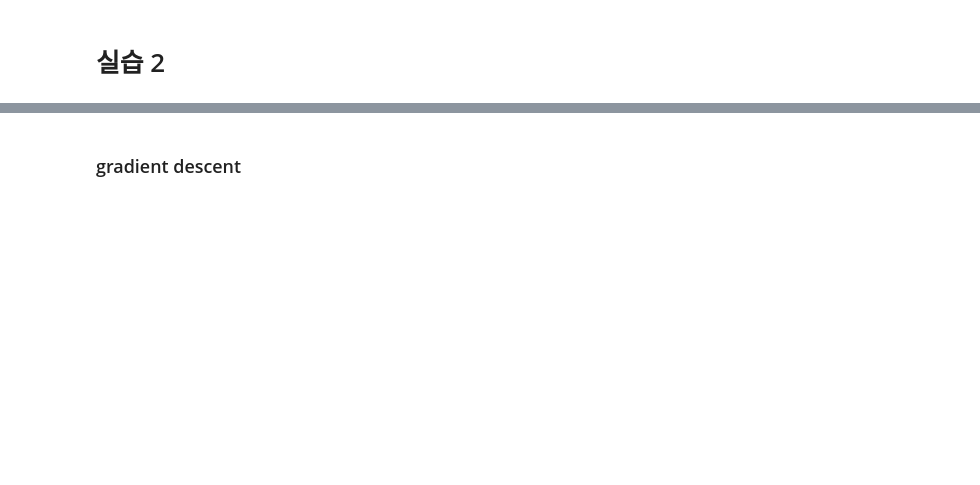
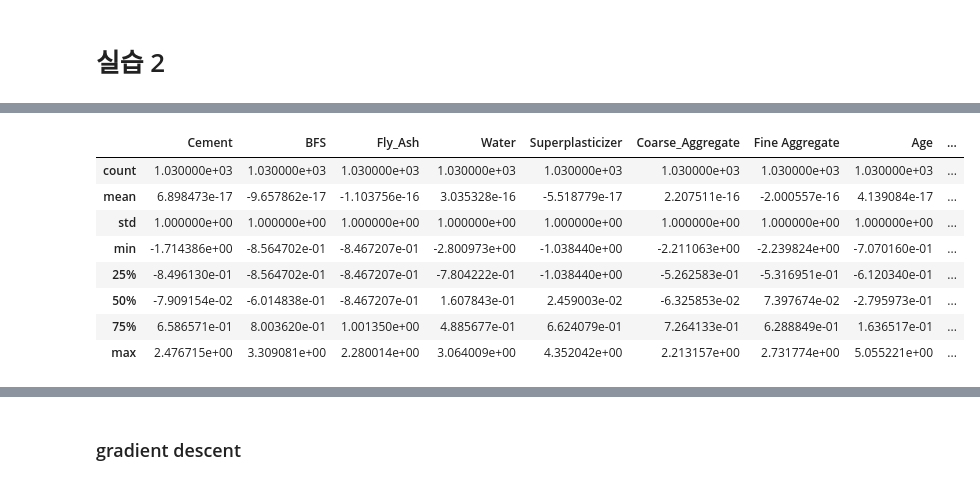
Before and after one commit to YangDongJae/ML, a Jupyter notebook: KOREATECH/assign02/assignment2-2 src/test.ipynb, the cells around one changed output, grey strips where cells are left out. Drawn from its saved outputs; the diff is of its cells as text; code cells hidden in the pictures; blank space fills up the shorter version.

```diff
--- a/KOREATECH/assign02/assignment2-2 src/test.ipynb
+++ b/KOREATECH/assign02/assignment2-2 src/test.ipynb
@@ -30,7 +84,18 @@ pd_data
 # %%
 # normalization
 
-normalization_data = (pd_data - pd_data.min())/(pd_data.max()-pd_data.min())
+# normalization_data = (pd_data - pd_data.min())/(pd_data.max()-pd_data.min())
+normalization_data = (pd_data - pd_data.mean())/pd_data.std()
 normalization_data.describe()
+# %% [output]
+|  | Cement | BFS | Fly_Ash | Water | Superplasticizer | Coarse_Aggregate | Fine Aggregate | Age | ... |
+| count | 1.030000e+03 | 1.030000e+03 | 1.030000e+03 | 1.030000e+03 | 1.030000e+03 | 1.030000e+03 | 1.030000e+03 | 1.030000e+03 | ... |
+| mean | 6.898473e-17 | -9.657862e-17 | -1.103756e-16 | 3.035328e-16 | -5.518779e-17 | 2.207511e-16 | -2.000557e-16 | 4.139084e-17 | ... |
+| std | 1.000000e+00 | 1.000000e+00 | 1.000000e+00 | 1.000000e+00 | 1.000000e+00 | 1.000000e+00 | 1.000000e+00 | 1.000000e+00 | ... |
+| min | -1.714386e+00 | -8.564702e-01 | -8.467207e-01 | -2.800973e+00 | -1.038440e+00 | -2.211063e+00 | -2.239824e+00 | -7.070160e-01 | ... |
+| 25% | -8.496130e-01 | -8.564702e-01 | -8.467207e-01 | -7.804222e-01 | -1.038440e+00 | -5.262583e-01 | -5.316951e-01 | -6.120340e-01 | ... |
+| 50% | -7.909154e-02 | -6.014838e-01 | -8.467207e-01 | 1.607843e-01 | 2.459003e-02 | -6.325853e-02 | 7.397674e-02 | -2.795973e-01 | ... |
+| 75% | 6.586571e-01 | 8.003620e-01 | 1.001350e+00 | 4.885677e-01 | 6.624079e-01 | 7.264133e-01 | 6.288849e-01 | 1.636517e-01 | ... |
+| max | 2.476715e+00 | 3.309081e+00 | 2.280014e+00 | 3.064009e+00 | 4.352042e+00 | 2.213157e+00 | 2.731774e+00 | 5.055221e+00 | ... |
 # %%
 normalization_data
```
Also changed, not shown: parts of 18 cells of this notebook, 1 other file.
